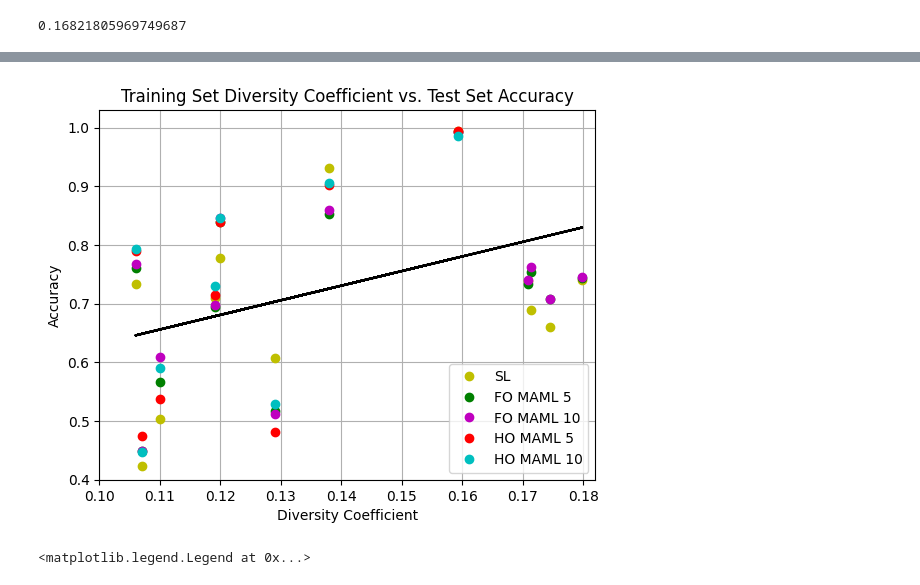
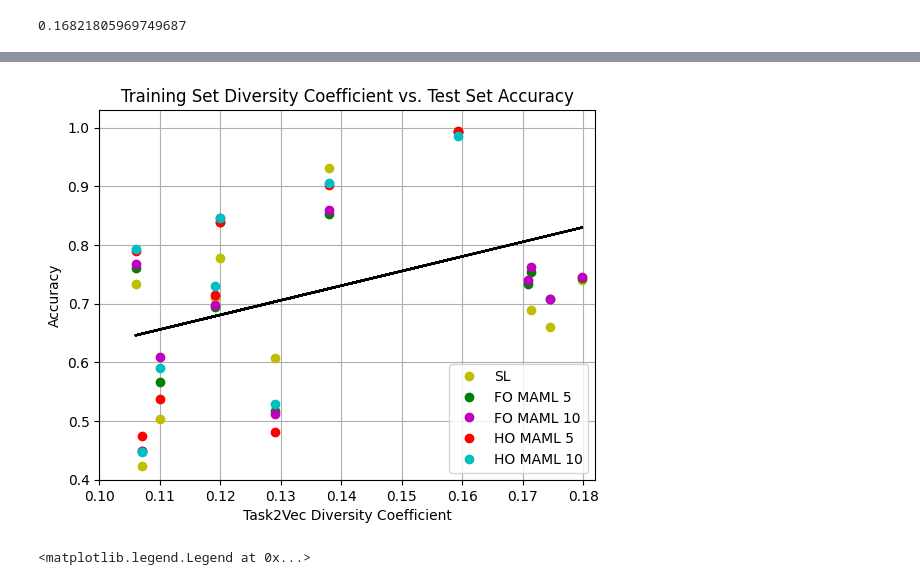
Before and after one commit to kaselva/dmlr, a Jupyter notebook: cs330.ipynb, the cells around one changed output, grey strips where cells are left out. Cells and saved outputs as stored; diff of their text form; code cells hidden in the pictures.

```diff
--- a/cs330.ipynb
+++ b/cs330.ipynb
@@ -227,33 +227,33 @@ import matplotlib as mpl
 # %%
 #figure(figsize=(20, 10), dpi=80)
 plt.plot(x,y, 'yo', label='SL')
 #plt.plot(x, poly1d_fn(x), '-y', label='SL ($R^2$: 0.149)')
 plt.plot(x,y_fo_maml_5, 'go', label='FO MAML 5') #'--k'=black dashed line, 'yo' = yellow circle marker
 #plt.plot(x, poly1d_fn_fo_maml_5(x), '-g', label='FO MAML 5 ($R^2$: 0.168)')
  #'--k'=black dashed line, 'yo' = yellow circle marker
 plt.plot(x,y_fo_maml_10, 'mo', label='FO MAML 10')
 #plt.plot(x, poly1d_fn_fo_maml_10(x), '-m', label="FO MAML 10 ($R^2$: 0.152)") #'--k'=black dashed line, 'yo' = yellow circle marker
 plt.plot(x_mod,y_ho_maml_5, 'ro', label='HO MAML 5')
 #plt.plot(x_mod, poly1d_fn_ho_maml_5(x_mod), '-r', label='HO MAML 5 ($R^2$: 0.398)') #'--k'=black dashed line, 'yo' = yellow circle marker
 
 plt.plot(x_mod,y_ho_maml_10, 'co', label='HO MAML 10')
 plt.plot(x_combined, poly_combined(x_combined), '-k') #'--k'=black dashed line, 'yo' = yellow circle marker
 #plt.plot(x_mod, poly1d_fn_ho_maml_10(x_mod), '-c', label='HO MAML 10 ($R^2$: 0.416)') #'--k'=black dashed line, 'yo' = yellow circle marker
 
-plt.xlabel('Diversity Coefficient')
+plt.xlabel('Task2Vec Diversity Coefficient')
 
 plt.ylabel('Accuracy')
 
 
 plt.title('Training Set Diversity Coefficient vs. Test Set Accuracy')
 plt.xlim(.1, .182)
 plt.ylim(0.4, 1.03)
 plt.legend()
 plt.grid(True)
 plt.savefig('filename.png', dpi=300)
 plt.show()
 # %% [output]
-[figure, old version]
+[figure, new version]
 # %%
 sty = 'default'
 mpl.style.use(sty)
```
Also changed, not shown: parts of 1 cell of this notebook.
